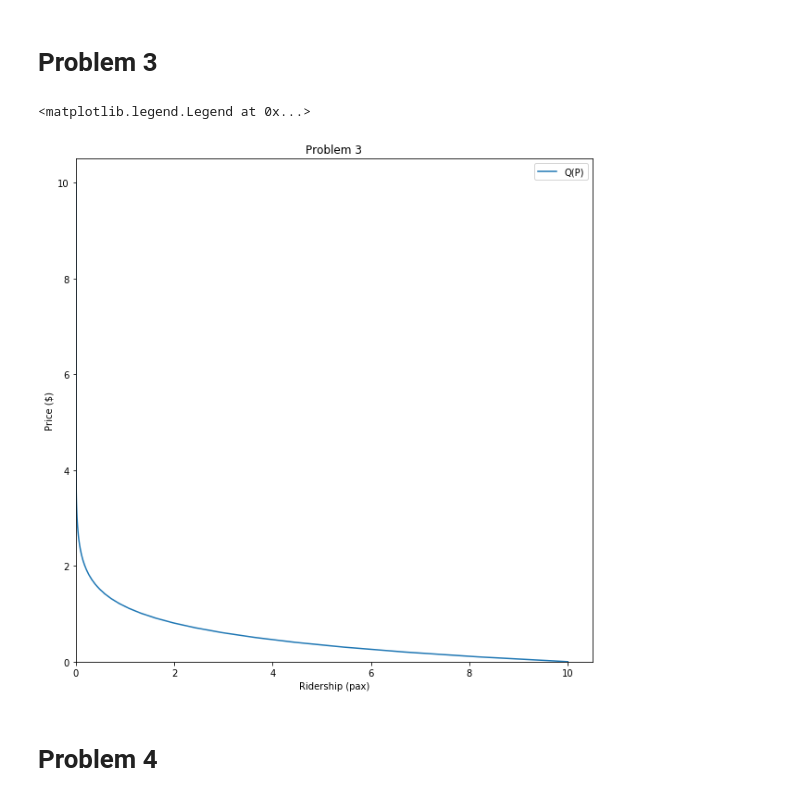
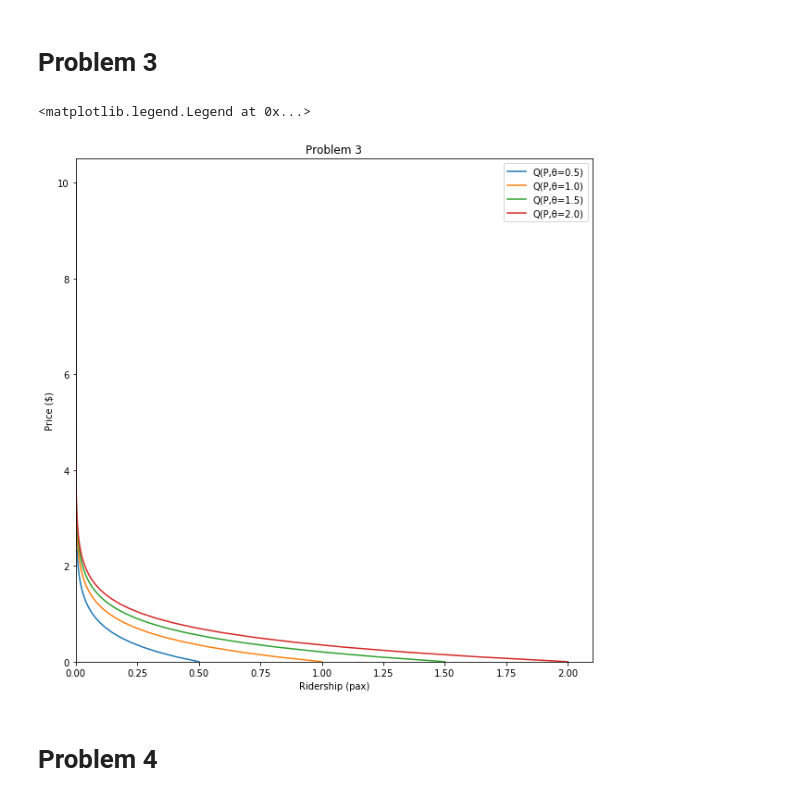
Before and after one commit to noahgarfinkle/Spring2020, a Jupyter notebook: CEE 498 Transportation Economics/Assignments/Assignment 2.ipynb, the cells around one changed output. Drawn from its saved outputs; the diff is of its cells as text; code cells hidden in the pictures.

```diff
--- a/CEE 498 Transportation Economics/Assignments/Assignment 2.ipynb
+++ b/CEE 498 Transportation Economics/Assignments/Assignment 2.ipynb
@@ -377,20 +374,29 @@ Qs = [Q(P) for P in Ps]
+# %%
+Ps = np.linspace(0,10,100)
+Qs_pt5 = [Q(P,θ=0.5) for P in Ps]
+Qs_1 = [Q(P,θ=1.0) for P in Ps]
+Qs_1pt5 = [Q(P,θ=1.5) for P in Ps]
+Qs_2 = [Q(P,θ=2.0) for P in Ps]
 # %%
 fig,ax = plt.subplots(figsize=(10,10))
 # y axis is price
 # x axis is demand
-ax.plot(Qs,Ps,label="Q(P)")
+ax.plot(Qs_pt5,Ps,label="Q(P,θ=0.5)")
+ax.plot(Qs_1,Ps,label="Q(P,θ=1.0)")
+ax.plot(Qs_1pt5,Ps,label="Q(P,θ=1.5)")
+ax.plot(Qs_2,Ps,label="Q(P,θ=2.0)")
 ax.set_ylabel("Price ($)")
 ax.set_xlabel("Ridership (pax)")
 ax.set_title("Problem 3")
 
 
 ax.set_xlim(left=0)
 ax.set_ylim(bottom=0)
 
 ax.legend()
 # %% [output]
 <matplotlib.legend.Legend at 0x...>
-[figure, old version]
+[figure, new version]
 # %% [markdown]
 # Problem 4
 # %% [markdown]
```
Also changed, not shown: parts of 2 cells of this notebook.
